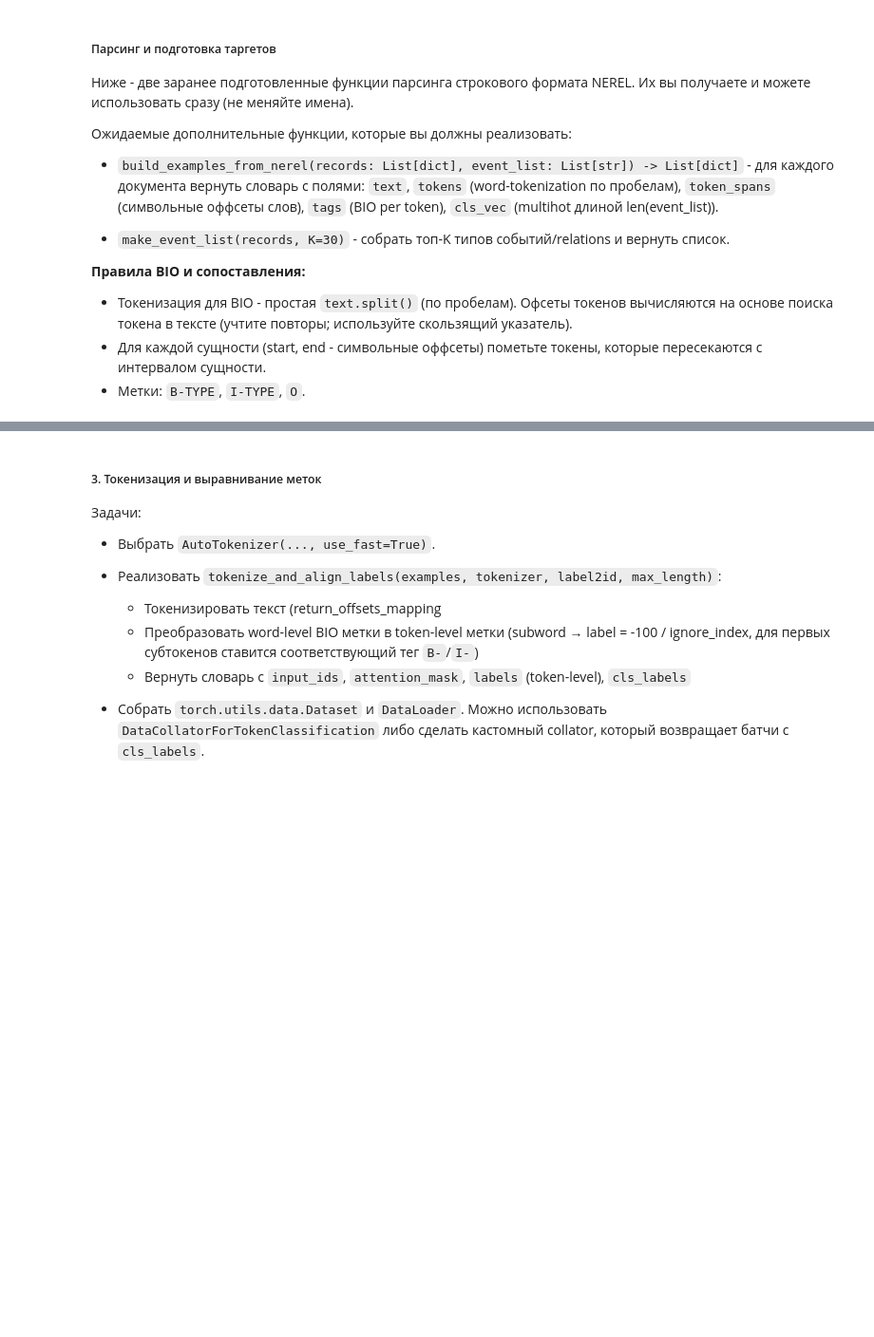
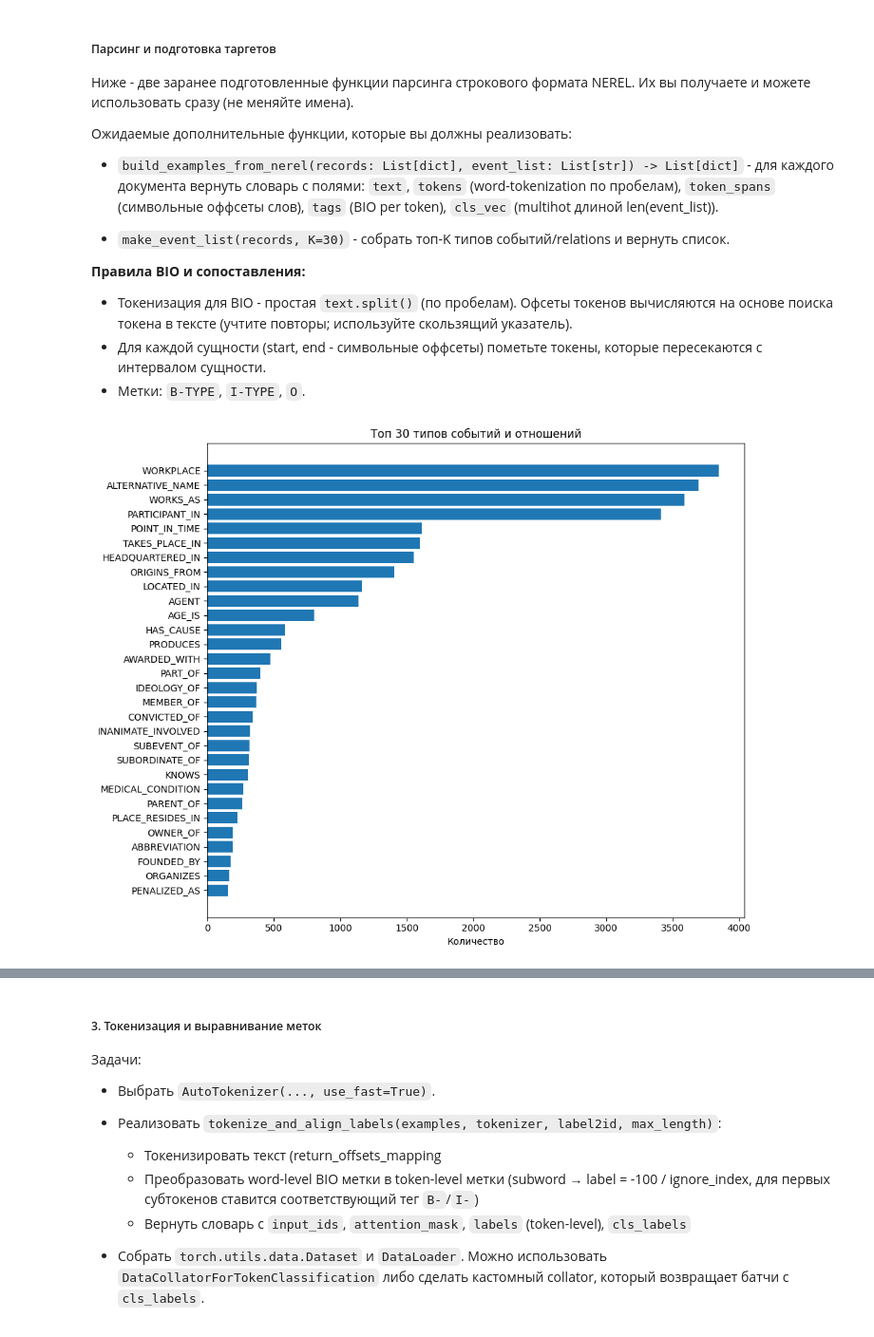
Before and after one commit to Examle20/-news-analysis, a Jupyter notebook: solution.ipynb, the cells around one changed output, grey strips where cells are left out. Shown at 95% size. Drawn from its saved outputs; the diff is of its cells as text; code cells hidden in the pictures; blank space fills up the shorter version.

```diff
--- a/solution.ipynb
+++ b/solution.ipynb
@@ -171,0 +241,16 @@ def parse_relation_line(line: str):
+# %%
+records_train = read_jsonl(TRAINT_PATH)
+event_list, relations_counter = make_event_list(records_train, K=30)
+
+top = relations_counter.most_common(30)
+labels = [t for t, _ in top][::-1]
+values = [c for _, c in top][::-1]
+plt.figure(figsize=(10, 8))
+plt.barh(range(len(labels)), values)
+plt.yticks(range(len(labels)), labels)
+plt.title("Топ 30 типов событий и отношений")
+plt.xlabel("Количество")
+plt.tight_layout()
+plt.show()
+# %% [output]
+[figure, added]
```
Also changed, not shown: parts of 3 cells of this notebook.
